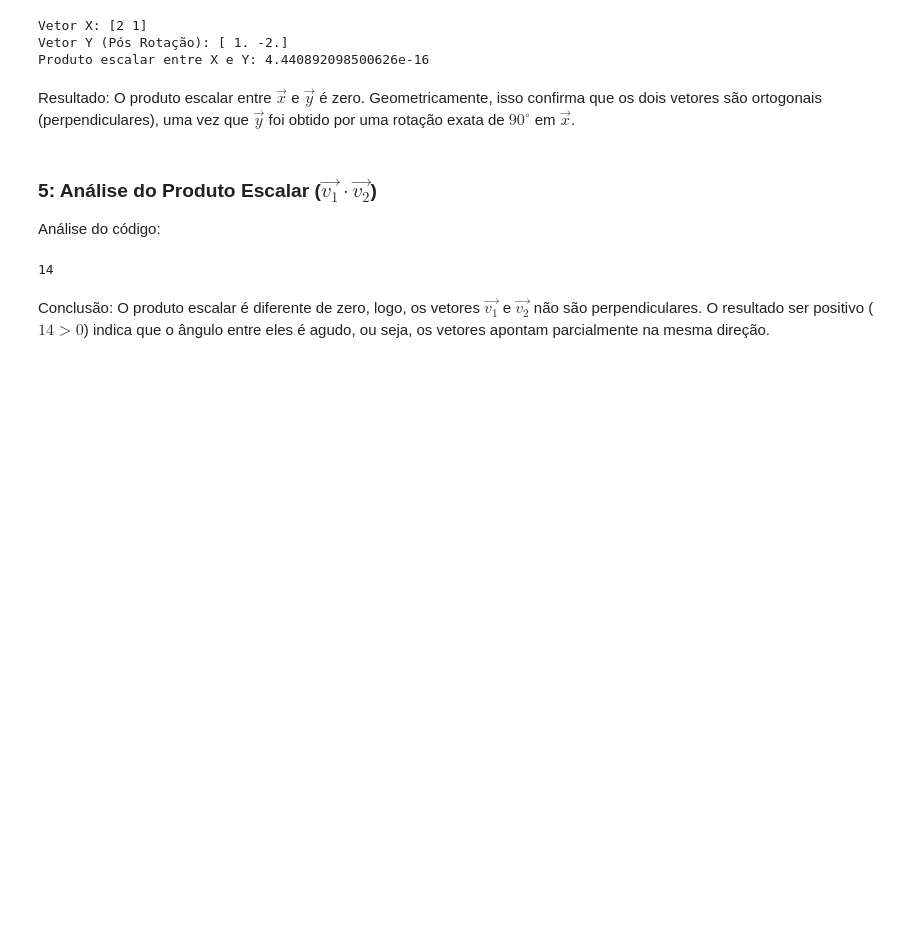
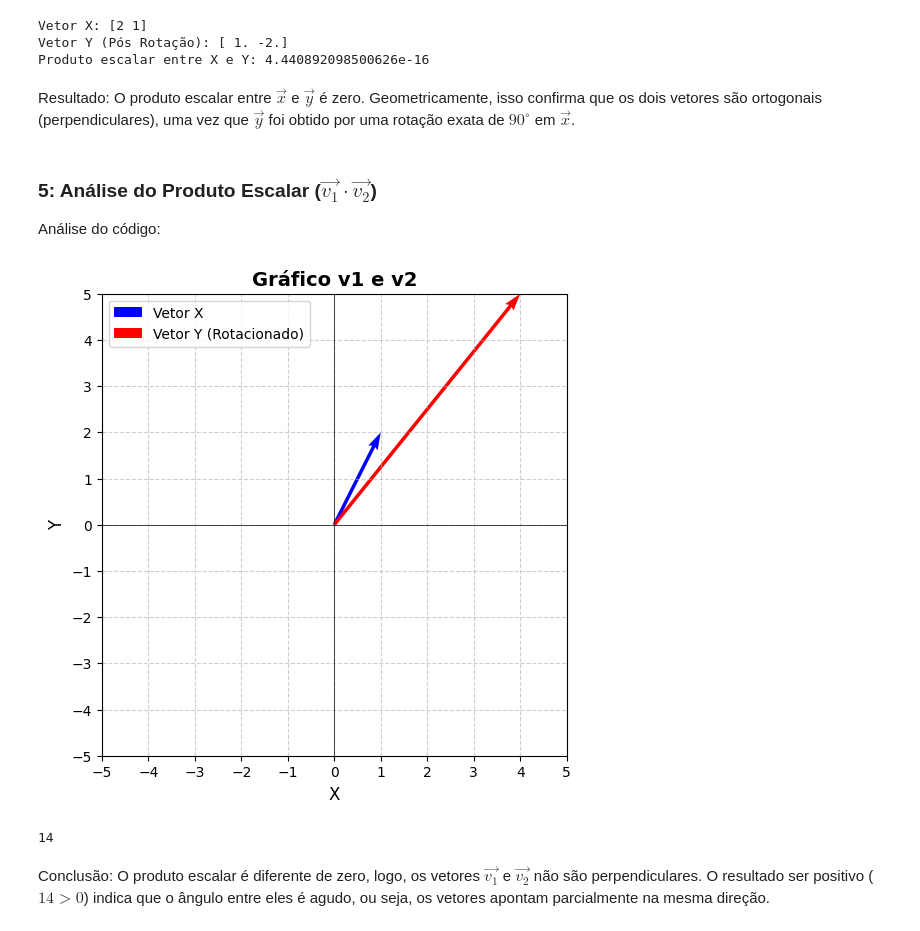
Before and after one commit to josepaulorocha/matematica-computacional, a Jupyter notebook: atividade-1/atividade1.ipynb, the cells around one changed output. Cells and saved outputs as stored; diff of their text form; code cells hidden in the pictures; blank space fills up the shorter version.

```diff
--- a/atividade-1/atividade1.ipynb
+++ b/atividade-1/atividade1.ipynb
@@ -295,10 +299,19 @@ Análise do código:
 # %%
 v1 = np.array([1, 2])
 v2 = np.array([4, 5])
 
+draw_graph("Gráfico v1 e v2",
+    [
+        {"name": "Vetor X", "x": v1[0], "y": v1[1], "color": "blue"},
+        {"name": "Vetor Y (Rotacionado)", "x": v2[0], "y": v2[1], "color": "red"},
+    ],
+    xlim=(-5, 5), ylim=(-5, 5)
+)
+
 dot = np.dot(v1, v2)
 print(dot)
 # %% [output]
+[figure, added]
 14
 # %% [markdown]
 Conclusão:
```
Also changed, not shown: parts of 5 cells of this notebook.
